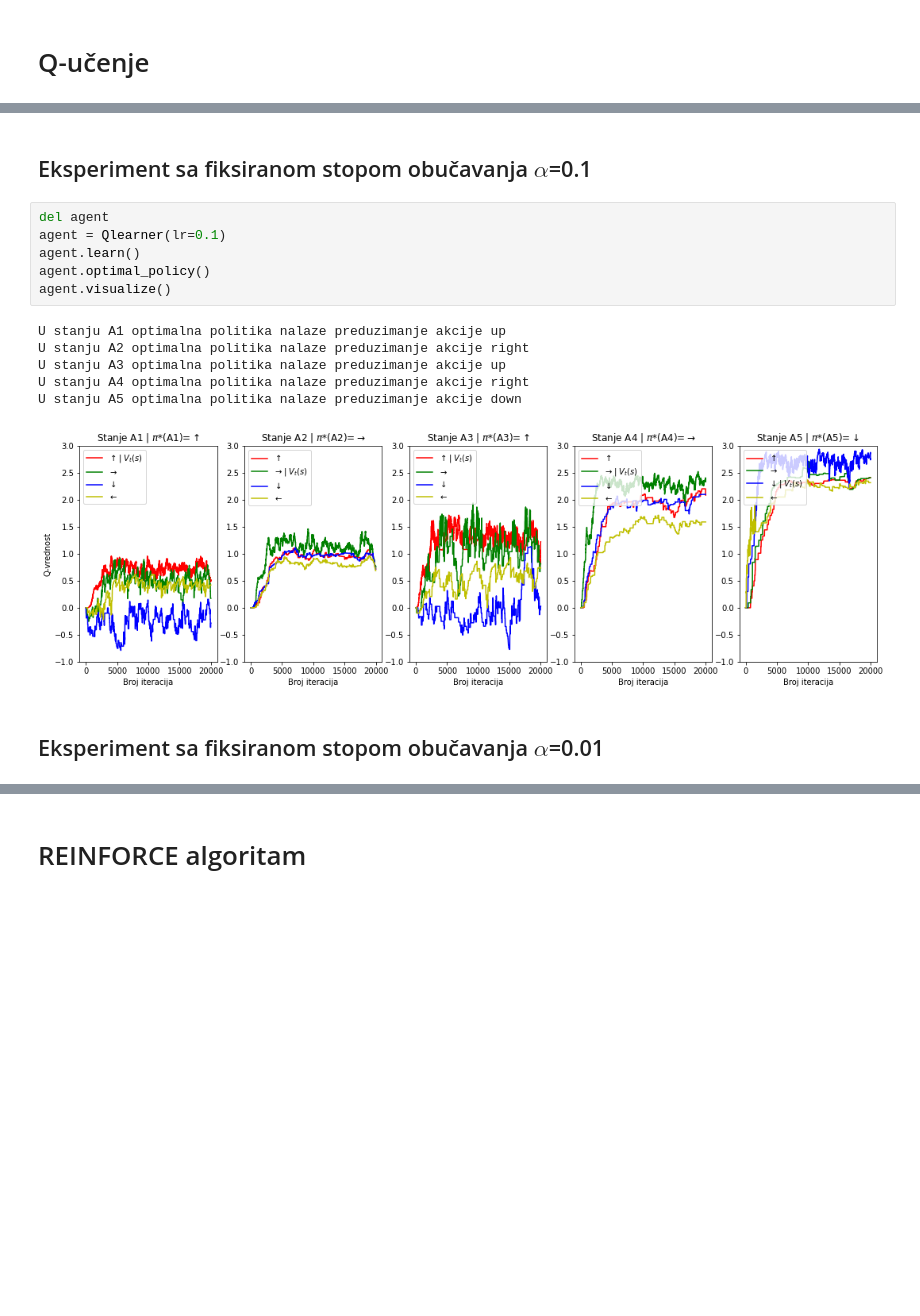
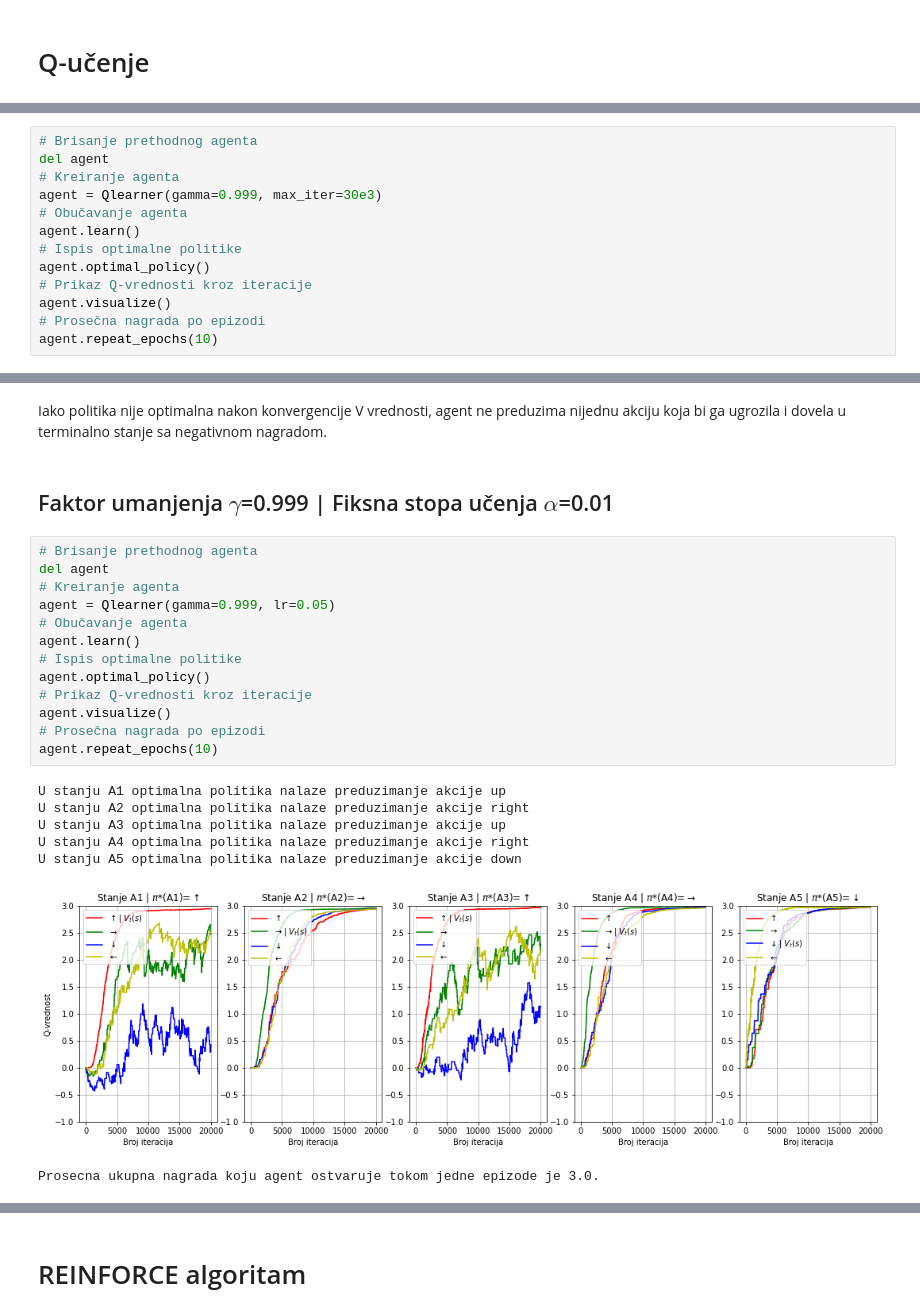
Before and after one commit to m-grbic/mu_dom05, a Jupyter notebook: main.ipynb, the cells around one changed output, grey strips where cells are left out. Cells and saved outputs as stored; diff of their text form; blank space fills up the shorter version.

```diff
--- a/main.ipynb
+++ b/main.ipynb
@@ -47,0 +85,13 @@ U stanju A5 optimalna politika nalaze preduzimanje akcije left
+# %%
+# Brisanje prethodnog agenta
+del agent
+# Kreiranje agenta
+agent = Qlearner(gamma=0.999, max_iter=30e3)
+# Obučavanje agenta
+agent.learn()
+# Ispis optimalne politike
+agent.optimal_policy()
+# Prikaz Q-vrednosti kroz iteracije
+agent.visualize()
+# Prosečna nagrada po epizodi
+agent.repeat_epochs(10)
@@ -48,17 +106,25 @@ U stanju A5 optimalna politika nalaze preduzimanje akcije left
+# %% [markdown]
+Iako politika nije optimalna nakon konvergencije V vrednosti, agent ne preduzima nijednu akciju koja bi ga ugrozila i dovela u terminalno stanje sa negativnom nagradom.
 # %% [markdown]
-## Eksperiment sa fiksiranom stopom obučavanja $\alpha$=0.1
+## Faktor umanjenja $\gamma$=0.999 | Fiksna stopa učenja $\alpha$=0.01
 # %%
+# Brisanje prethodnog agenta
 del agent
-agent = Qlearner(lr=0.1)
+# Kreiranje agenta
+agent = Qlearner(gamma=0.999, lr=0.05)
+# Obučavanje agenta
 agent.learn()
+# Ispis optimalne politike
 agent.optimal_policy()
+# Prikaz Q-vrednosti kroz iteracije
 agent.visualize()
+# Prosečna nagrada po epizodi
+agent.repeat_epochs(10)
 # %% [output]
 U stanju A1 optimalna politika nalaze preduzimanje akcije up
 U stanju A2 optimalna politika nalaze preduzimanje akcije right
 U stanju A3 optimalna politika nalaze preduzimanje akcije up
 U stanju A4 optimalna politika nalaze preduzimanje akcije right
 U stanju A5 optimalna politika nalaze preduzimanje akcije down
-[figure, old version]
+[figure, new version]
+Prosecna ukupna nagrada koju agent ostvaruje tokom jedne epizode je 3.0.
-# %% [markdown]
-## Eksperiment sa fiksiranom stopom obučavanja $\alpha$=0.01
```
Also changed, not shown: parts of 34 cells of this notebook, 4 other files.
